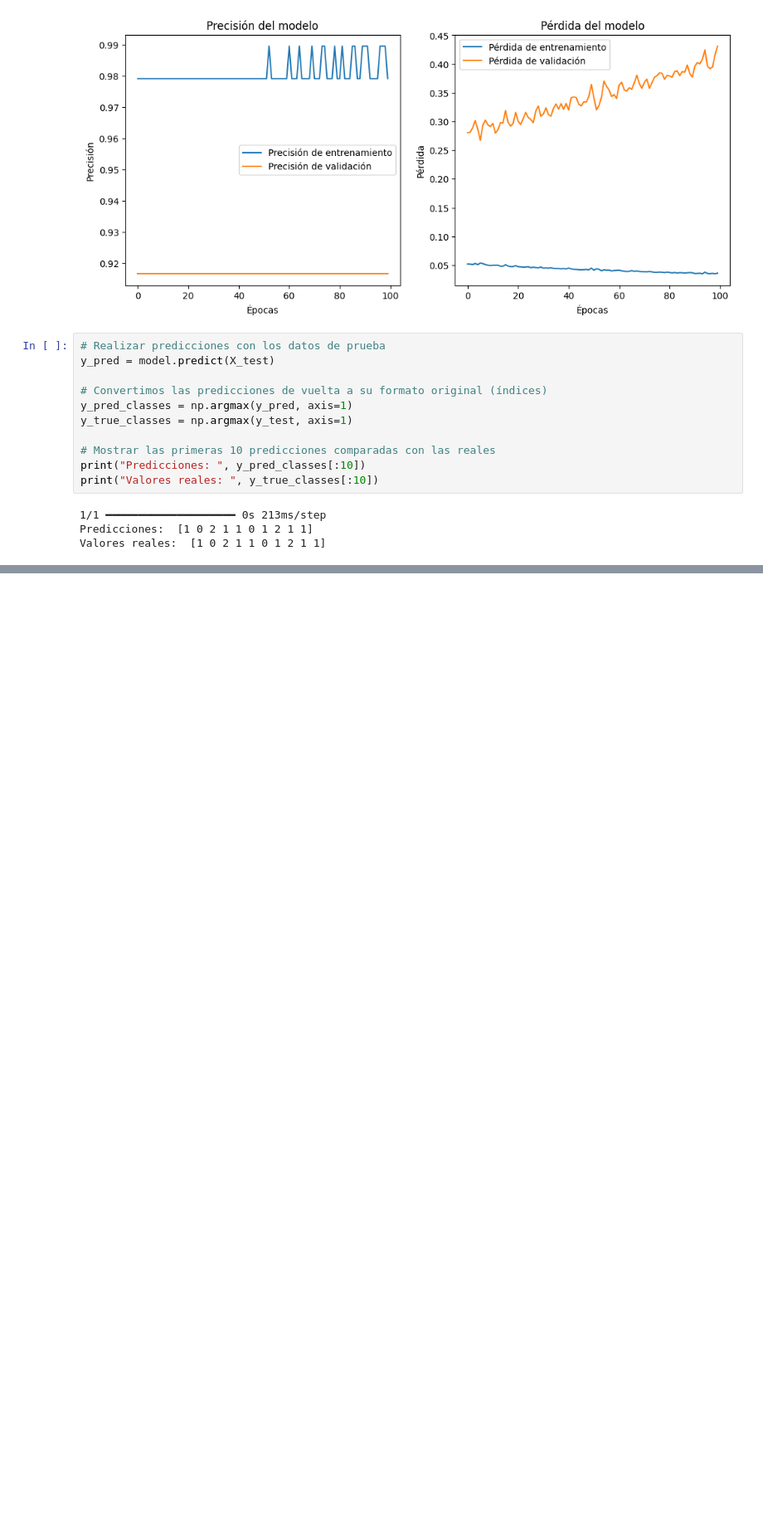
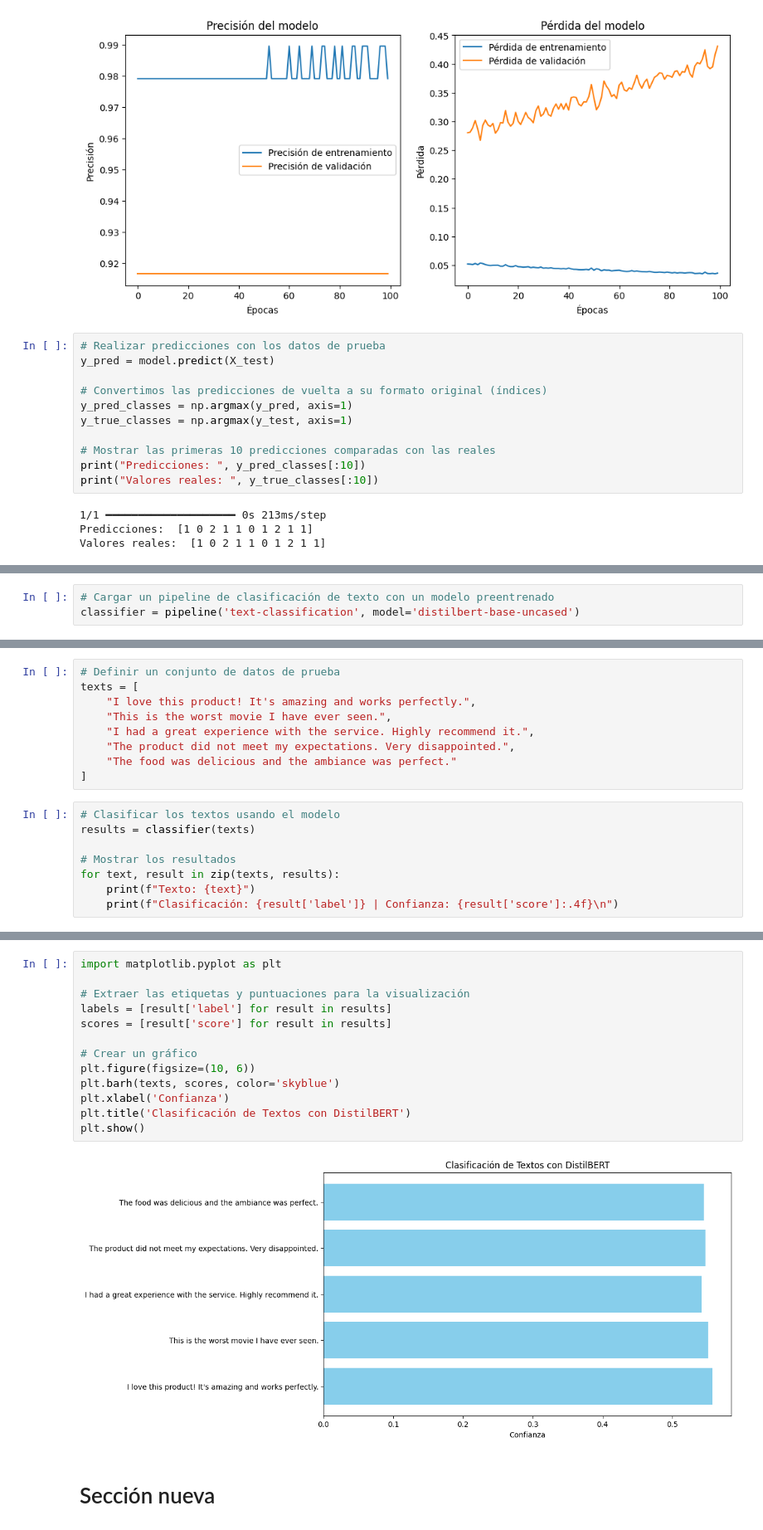
Before and after one commit to farfanemmanuel09-create/-Nombra-el-repositorio2, a Jupyter notebook: INTELIGENCIA_ARTIFICIAL_McCullochPitts_.ipynb, the cells around one changed output, grey strips where cells are left out. Shown at 83% size. Drawn from its saved outputs; the diff is of its cells as text; blank space fills up the shorter version.

```diff
--- a/INTELIGENCIA_ARTIFICIAL_McCullochPitts_.ipynb
+++ b/INTELIGENCIA_ARTIFICIAL_McCullochPitts_.ipynb
@@ -799,0 +826,3 @@ Valores reales:  [1 0 2 1 1 0 1 2 1 1]
+# %%
+# Cargar un pipeline de clasificación de texto con un modelo preentrenado
+classifier = pipeline('text-classification', model='distilbert-base-uncased')
@@ -799,0 +838,17 @@ Valores reales:  [1 0 2 1 1 0 1 2 1 1]
+# %%
+# Definir un conjunto de datos de prueba
+texts = [
+    "I love this product! It's amazing and works perfectly.",
+    "This is the worst movie I have ever seen.",
+    "I had a great experience with the service. Highly recommend it.",
+    "The product did not meet my expectations. Very disappointed.",
+    "The food was delicious and the ambiance was perfect."
+]
+# %%
+# Clasificar los textos usando el modelo
+results = classifier(texts)
+
+# Mostrar los resultados
+for text, result in zip(texts, results):
+    print(f"Texto: {text}")
+    print(f"Clasificación: {result['label']} | Confianza: {result['score']:.4f}\n")
@@ -799,0 +870,17 @@ Valores reales:  [1 0 2 1 1 0 1 2 1 1]
+# %%
+import matplotlib.pyplot as plt
+
+# Extraer las etiquetas y puntuaciones para la visualización
+labels = [result['label'] for result in results]
+scores = [result['score'] for result in results]
+
+# Crear un gráfico
+plt.figure(figsize=(10, 6))
+plt.barh(texts, scores, color='skyblue')
+plt.xlabel('Confianza')
+plt.title('Clasificación de Textos con DistilBERT')
+plt.show()
+# %% [output]
+[figure, added]
+# %% [markdown]
+# Sección nueva
```
Also changed, not shown: parts of 4 cells of this notebook.
